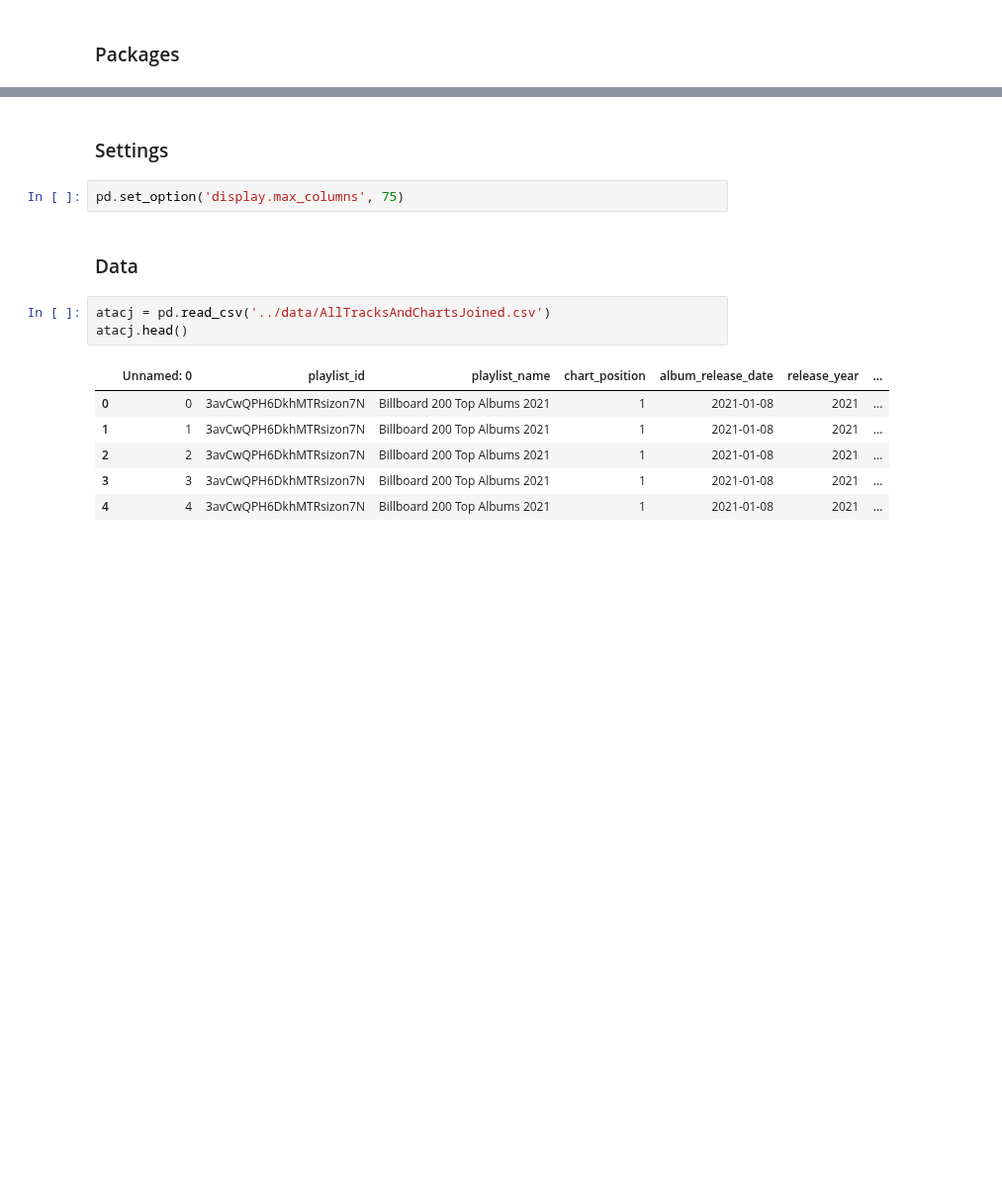
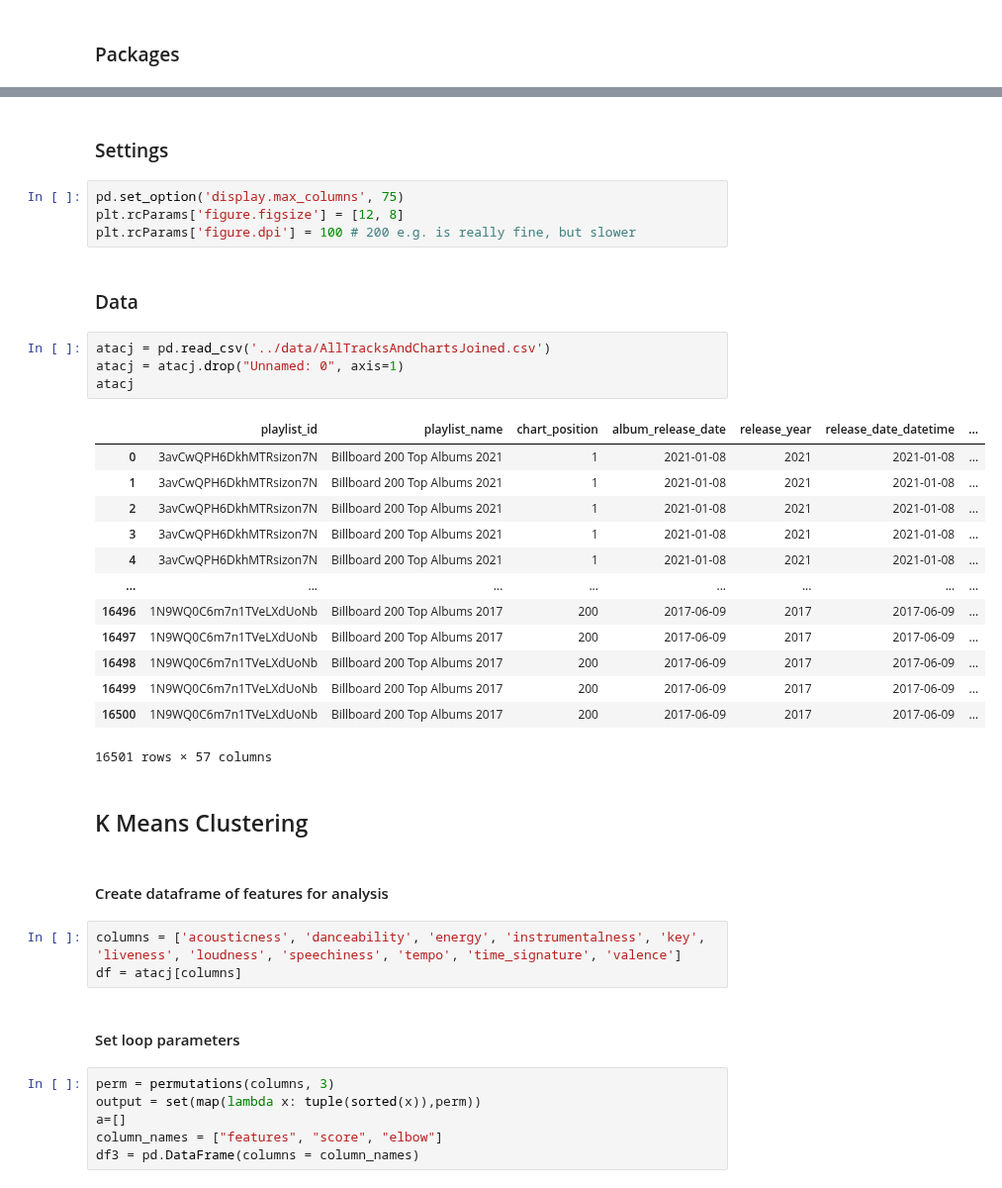
Before and after one commit to katieravenwood/Spotify-Five-Year-Analysis-Project, a Jupyter notebook: notebooks/DataAnalysis.ipynb, the cells around one changed output, grey strips where cells are left out. Shown at 99% size. Drawn from its saved outputs; the diff is of its cells as text; blank space fills up the shorter version.

```diff
--- a/notebooks/DataAnalysis.ipynb
+++ b/notebooks/DataAnalysis.ipynb
@@ -14,16 +32,41 @@ import matplotlib.pyplot as plt
-# %% [markdown]
-### Settings
-# %%
-pd.set_option('display.max_columns', 75)
+# %% [markdown]
+### Settings
+# %%
+pd.set_option('display.max_columns', 75)
+plt.rcParams['figure.figsize'] = [12, 8]
+plt.rcParams['figure.dpi'] = 100 # 200 e.g. is really fine, but slower
 # %% [markdown]
 ### Data
 # %%
 atacj = pd.read_csv('../data/AllTracksAndChartsJoined.csv')
-atacj.head()
+atacj = atacj.drop("Unnamed: 0", axis=1)
+atacj
 # %% [output]
-|  | Unnamed: 0 | playlist_id | playlist_name | chart_position | album_release_date | release_year | ... |
-| 0 | 0 | 3avCwQPH6DkhMTRsizon7N | Billboard 200 Top Albums 2021 | 1 | 2021-01-08 | 2021 | ... |
-| 1 | 1 | 3avCwQPH6DkhMTRsizon7N | Billboard 200 Top Albums 2021 | 1 | 2021-01-08 | 2021 | ... |
-| 2 | 2 | 3avCwQPH6DkhMTRsizon7N | Billboard 200 Top Albums 2021 | 1 | 2021-01-08 | 2021 | ... |
-| 3 | 3 | 3avCwQPH6DkhMTRsizon7N | Billboard 200 Top Albums 2021 | 1 | 2021-01-08 | 2021 | ... |
-| 4 | 4 | 3avCwQPH6DkhMTRsizon7N | Billboard 200 Top Albums 2021 | 1 | 2021-01-08 | 2021 | ... |
+|  | playlist_id | playlist_name | chart_position | album_release_date | release_year | release_date_datetime | ... |
+| 0 | 3avCwQPH6DkhMTRsizon7N | Billboard 200 Top Albums 2021 | 1 | 2021-01-08 | 2021 | 2021-01-08 | ... |
+| 1 | 3avCwQPH6DkhMTRsizon7N | Billboard 200 Top Albums 2021 | 1 | 2021-01-08 | 2021 | 2021-01-08 | ... |
+| 2 | 3avCwQPH6DkhMTRsizon7N | Billboard 200 Top Albums 2021 | 1 | 2021-01-08 | 2021 | 2021-01-08 | ... |
+| 3 | 3avCwQPH6DkhMTRsizon7N | Billboard 200 Top Albums 2021 | 1 | 2021-01-08 | 2021 | 2021-01-08 | ... |
+| 4 | 3avCwQPH6DkhMTRsizon7N | Billboard 200 Top Albums 2021 | 1 | 2021-01-08 | 2021 | 2021-01-08 | ... |
+| ... | ... | ... | ... | ... | ... | ... | ... |
+| 16496 | 1N9WQ0C6m7n1TVeLXdUoNb | Billboard 200 Top Albums 2017 | 200 | 2017-06-09 | 2017 | 2017-06-09 | ... |
+| 16497 | 1N9WQ0C6m7n1TVeLXdUoNb | Billboard 200 Top Albums 2017 | 200 | 2017-06-09 | 2017 | 2017-06-09 | ... |
+| 16498 | 1N9WQ0C6m7n1TVeLXdUoNb | Billboard 200 Top Albums 2017 | 200 | 2017-06-09 | 2017 | 2017-06-09 | ... |
+| 16499 | 1N9WQ0C6m7n1TVeLXdUoNb | Billboard 200 Top Albums 2017 | 200 | 2017-06-09 | 2017 | 2017-06-09 | ... |
+| 16500 | 1N9WQ0C6m7n1TVeLXdUoNb | Billboard 200 Top Albums 2017 | 200 | 2017-06-09 | 2017 | 2017-06-09 | ... |
+16501 rows × 57 columns
+# %% [markdown]
+## K Means Clustering
+# %% [markdown]
+#### Create dataframe of features for analysis
+# %%
+columns = ['acousticness', 'danceability', 'energy', 'instrumentalness', 'key', 'liveness', 'loudness', 'speechiness', 'tempo', 'time_signature', 'valence']
+df = atacj[columns]
+# %% [markdown]
+#### Set loop parameters
+# %%
+perm = permutations(columns, 3)
+output = set(map(lambda x: tuple(sorted(x)),perm))
+a=[]
+column_names = ["features", "score", "elbow"]
+df3 = pd.DataFrame(columns = column_names)
```
Also changed, not shown: parts of 27 cells of this notebook.
